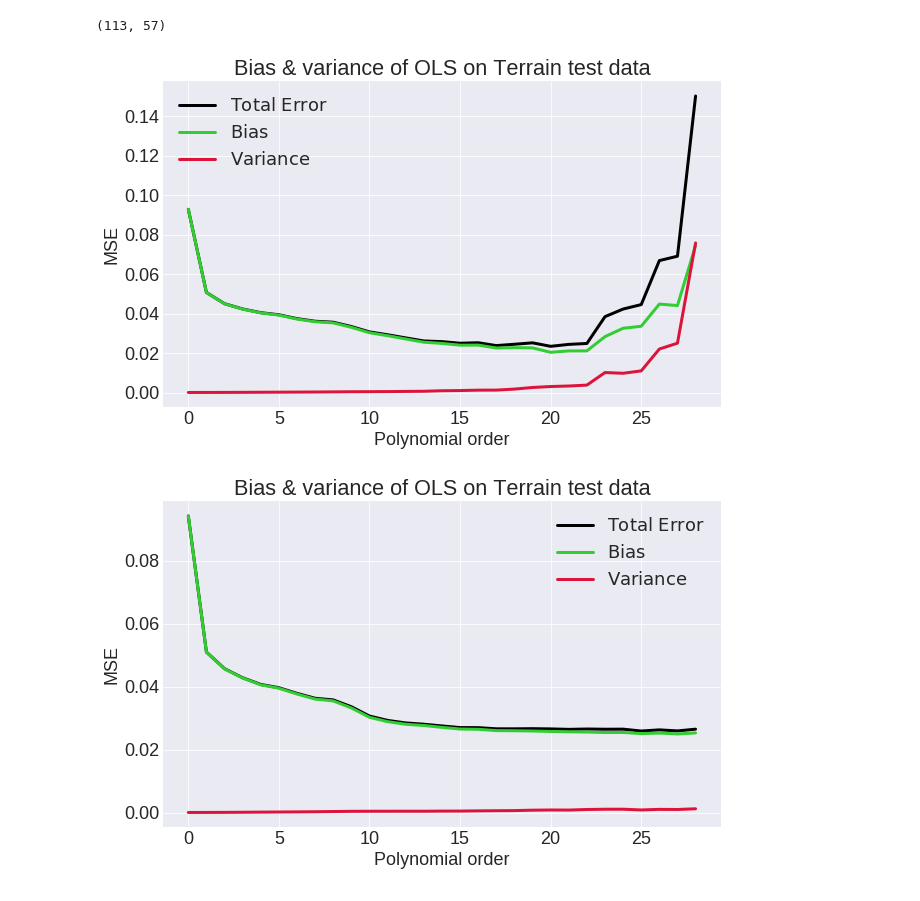
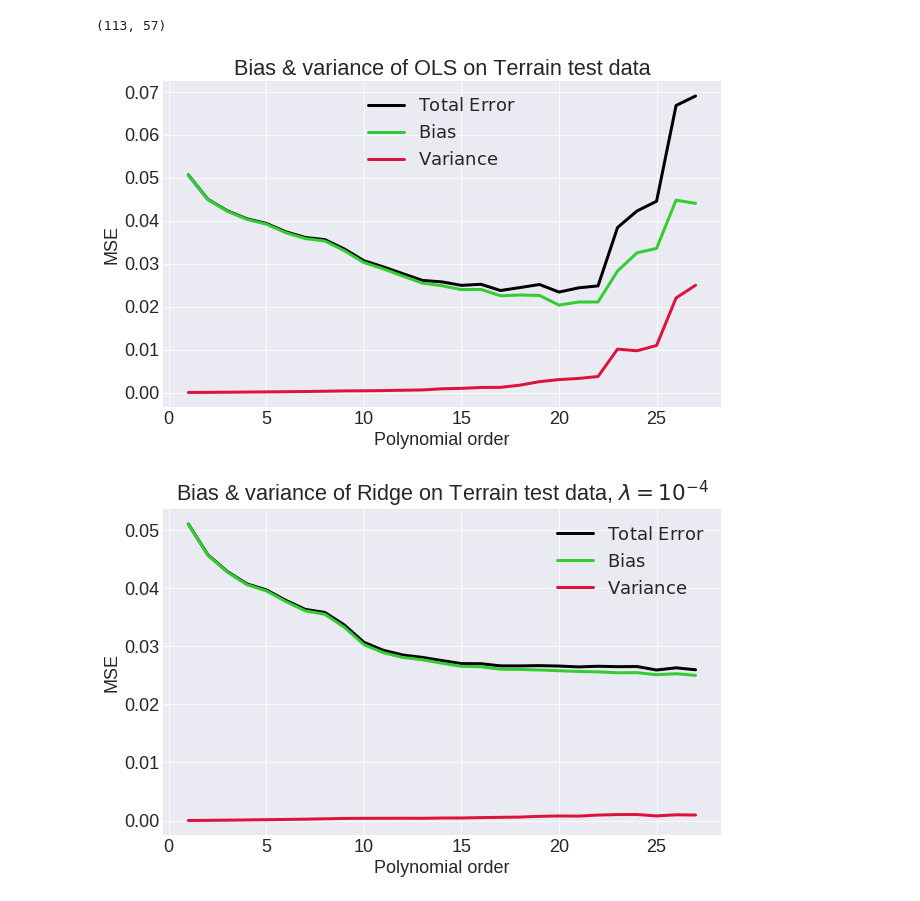
Before and after one commit to asdfbat/FYS-STK4155, a Jupyter notebook: Project1/src/BiasVariance_Bootstrap.ipynb, the cells around one changed output. Cells and saved outputs as stored; diff of their text form; code cells hidden in the pictures.

Commit message:
Fixes to some wrong figure label and headers

```diff
--- a/Project1/src/BiasVariance_Bootstrap.ipynb
+++ b/Project1/src/BiasVariance_Bootstrap.ipynb
@@ -179,18 +181,19 @@ error_list_Lasso4_T, bias_list_Lasso4_T, var_list_Lasso4_T = bias_variance_boots
 #np.save("../data/bias_list_Lasso4_T.npy", bias_list_Lasso4_T)
 #np.save("../data/var_list_Lasso4_T.npy", var_list_Lasso4_T)
 
-max_poly = 29
-error_list_OLS_T = np.load("../data/error_list_OLS_T.npy")[0:max_poly]
-bias_list_OLS_T = np.load("../data/bias_list_OLS_T.npy")[0:max_poly]
-var_list_OLS_T = np.load("../data/var_list_OLS_T.npy")[0:max_poly]
-error_list_Ridge4_T = np.load("../data/error_list_Ridge4_T.npy")[0:max_poly]
-bias_list_Ridge4_T = np.load("../data/bias_list_Ridge4_T.npy")[0:max_poly]
-var_list_Ridge4_T = np.load("../data/var_list_Ridge4_T.npy")[0:max_poly]
-error_list_Lasso4_T = np.load("../data/error_list_Lasso4_T.npy")[0:max_poly]
-bias_list_Lasso4_T = np.load("../data/bias_list_Lasso4_T.npy")[0:max_poly]
-var_list_Lasso4_T = np.load("../data/var_list_Lasso4_T.npy")[0:max_poly]
+min_poly = 1
+max_poly = 28
+error_list_OLS_T = np.load("../data/error_list_OLS_T.npy")[min_poly:max_poly]
+bias_list_OLS_T = np.load("../data/bias_list_OLS_T.npy")[min_poly:max_poly]
+var_list_OLS_T = np.load("../data/var_list_OLS_T.npy")[min_poly:max_poly]
+error_list_Ridge4_T = np.load("../data/error_list_Ridge4_T.npy")[min_poly:max_poly]
+bias_list_Ridge4_T = np.load("../data/bias_list_Ridge4_T.npy")[min_poly:max_poly]
+var_list_Ridge4_T = np.load("../data/var_list_Ridge4_T.npy")[min_poly:max_poly]
+error_list_Lasso4_T = np.load("../data/error_list_Lasso4_T.npy")[min_poly:max_poly]
+bias_list_Lasso4_T = np.load("../data/bias_list_Lasso4_T.npy")[min_poly:max_poly]
+var_list_Lasso4_T = np.load("../data/var_list_Lasso4_T.npy")[min_poly:max_poly]
 
-poly_orders_T = np.arange(0, max_poly, 1)
+poly_orders_T = np.arange(min_poly, max_poly, 1)
 # %%
 plt.figure(figsize=(10,6))
 plt.plot(poly_orders_T, error_list_OLS_T, label="$\mathrm{Total\ Error}$", c="black")
@@ -202,19 +205,19 @@ plt.title("Bias & variance of OLS on Terrain test data")
 plt.legend()
 plt.savefig("../figs/BV_bootstrap_Terrain_OLS.pdf", bbox_inches="tight");
 # %% [output]
-[figure, old version]
+[figure, new version]
 # %%
 plt.figure(figsize=(10,6))
 plt.plot(poly_orders_T, error_list_Ridge4_T, label="$\mathrm{Total\ Error}$", c="black")
 plt.plot(poly_orders_T, bias_list_Ridge4_T, label="$\mathrm{Bias}$", c="limegreen")
 plt.plot(poly_orders_T, var_list_Ridge4_T, label="$\mathrm{Variance}$", c="crimson")
 plt.xlabel("Polynomial order")
 plt.ylabel("MSE")
-plt.title("Bias & variance of OLS on Terrain test data")
+plt.title("Bias & variance of Ridge on Terrain test data, $\lambda = 10^{-4}$")
 plt.legend()
 plt.savefig("../figs/BV_bootstrap_Terrain_Ridge.pdf", bbox_inches="tight");
 # %% [output]
-[figure, old version]
+[figure, new version]
 # %%
 plt.figure(figsize=(10,6))
 plt.plot(poly_orders_T, error_list_Lasso4_T, label="$\mathrm{Total\ Error}$", c="black")
```
Also changed, not shown: parts of 4 cells of this notebook, 6 other files.
